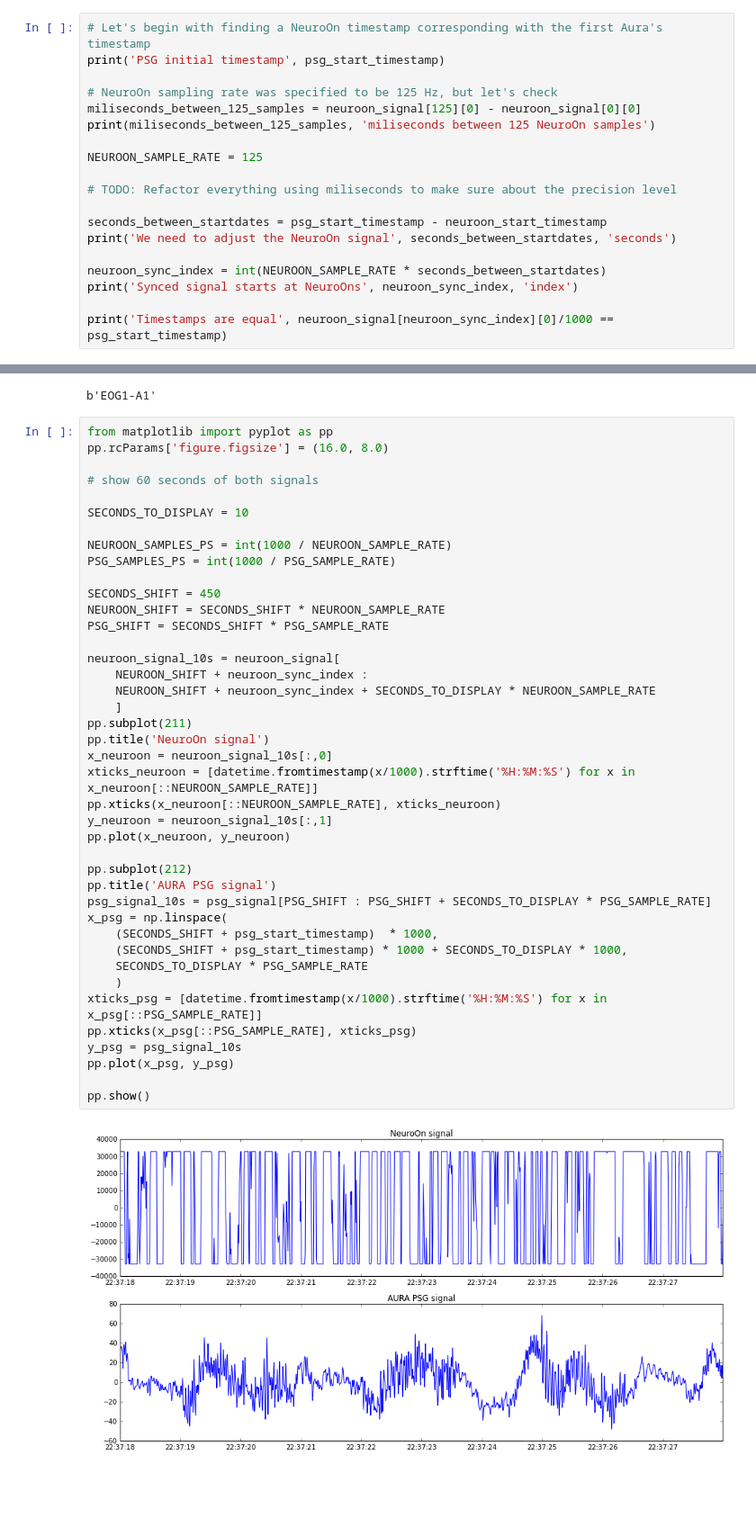
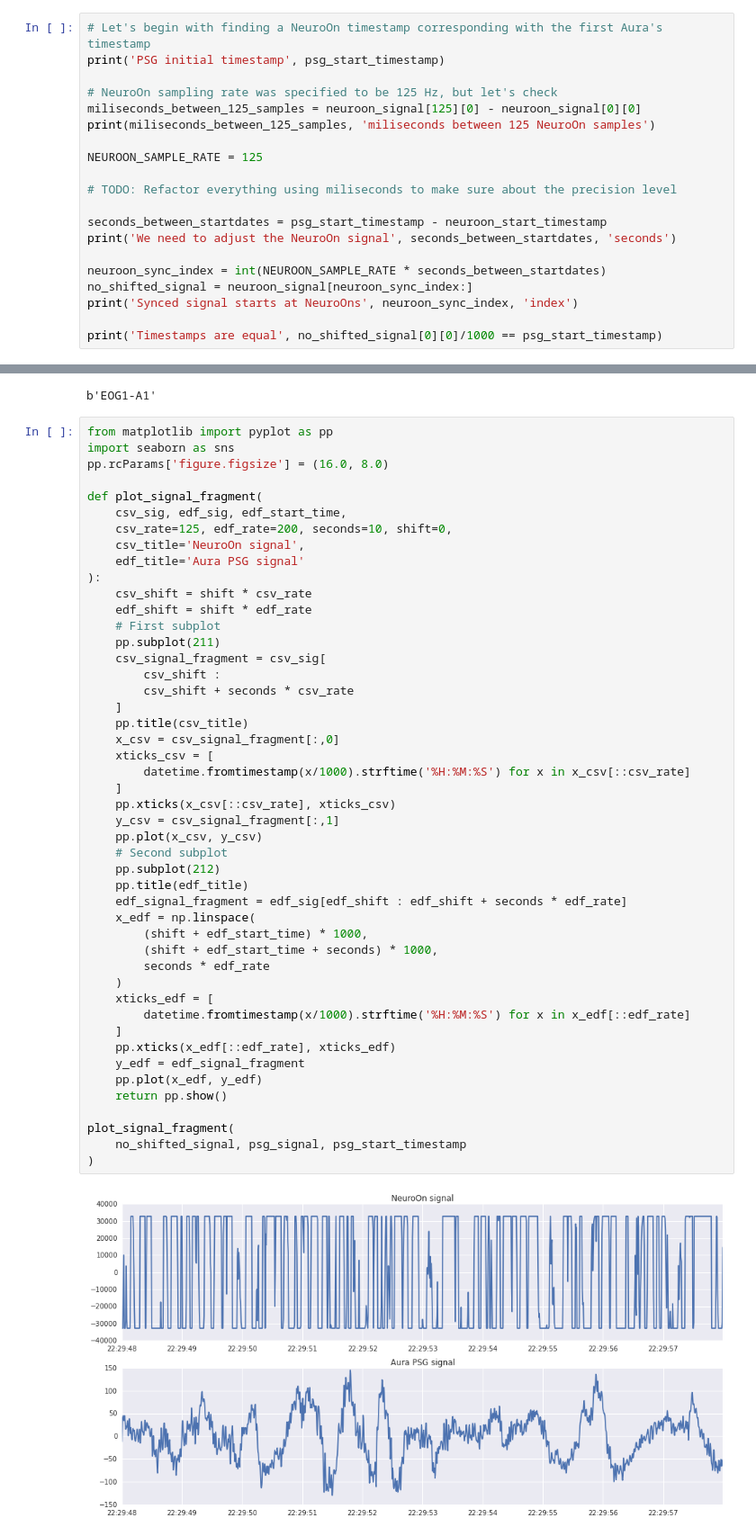
Before and after one commit to pawelngei/neuroon-notebook, a Jupyter notebook: NeuroOn.ipynb, the cells around one changed output, grey strips where cells are left out. Shown: that part at 90% size. Cells and saved outputs as stored; diff of their text form; blank space fills up the shorter version.

Commit message:
seaborn library and plotting function

```diff
--- a/NeuroOn.ipynb
+++ b/NeuroOn.ipynb
@@ -109,9 +110,10 @@ seconds_between_startdates = psg_start_timestamp - neuroon_start_timestamp
 print('We need to adjust the NeuroOn signal', seconds_between_startdates, 'seconds')
 
 neuroon_sync_index = int(NEUROON_SAMPLE_RATE * seconds_between_startdates)
+no_shifted_signal = neuroon_signal[neuroon_sync_index:]
 print('Synced signal starts at NeuroOns', neuroon_sync_index, 'index')
 
-print('Timestamps are equal', neuroon_signal[neuroon_sync_index][0]/1000 == psg_start_timestamp)
+print('Timestamps are equal', no_shifted_signal[0][0]/1000 == psg_start_timestamp)
 # %% [output]
 PSG initial timestamp 1466454588.0
 1000.0 miliseconds between 125 NeuroOn samples
@@ -134,44 +136,50 @@ PSG_SAMPLE_RATE = 200
 b'EOG1-A1'
 # %%
 from matplotlib import pyplot as pp
+import seaborn as sns
 pp.rcParams['figure.figsize'] = (16.0, 8.0)
 
-# show 60 seconds of both signals
+def plot_signal_fragment(
+    csv_sig, edf_sig, edf_start_time,
+    csv_rate=125, edf_rate=200, seconds=10, shift=0,
+    csv_title='NeuroOn signal',
+    edf_title='Aura PSG signal'
+):
+    csv_shift = shift * csv_rate
+    edf_shift = shift * edf_rate
+    # First subplot
+    pp.subplot(211)
+    csv_signal_fragment = csv_sig[
+        csv_shift :
+        csv_shift + seconds * csv_rate
+    ]
+    pp.title(csv_title)
+    x_csv = csv_signal_fragment[:,0]
+    xticks_csv = [
+        datetime.fromtimestamp(x/1000).strftime('%H:%M:%S') for x in x_csv[::csv_rate]
+    ]
+    pp.xticks(x_csv[::csv_rate], xticks_csv)
+    y_csv = csv_signal_fragment[:,1]
+    pp.plot(x_csv, y_csv)
+    # Second subplot
+    pp.subplot(212)
+    pp.title(edf_title)
+    edf_signal_fragment = edf_sig[edf_shift : edf_shift + seconds * edf_rate]
+    x_edf = np.linspace(
+        (shift + edf_start_time) * 1000,
+        (shift + edf_start_time + seconds) * 1000,
+        seconds * edf_rate
+    )
+    xticks_edf = [
+        datetime.fromtimestamp(x/1000).strftime('%H:%M:%S') for x in x_edf[::edf_rate]
+    ]
+    pp.xticks(x_edf[::edf_rate], xticks_edf)
+    y_edf = edf_signal_fragment
+    pp.plot(x_edf, y_edf)
+    return pp.show()
 
-SECONDS_TO_DISPLAY = 10
-
-NEUROON_SAMPLES_PS = int(1000 / NEUROON_SAMPLE_RATE)
-PSG_SAMPLES_PS = int(1000 / PSG_SAMPLE_RATE)
-
-SECONDS_SHIFT = 450
-NEUROON_SHIFT = SECONDS_SHIFT * NEUROON_SAMPLE_RATE
-PSG_SHIFT = SECONDS_SHIFT * PSG_SAMPLE_RATE
-
-neuroon_signal_10s = neuroon_signal[
-    NEUROON_SHIFT + neuroon_sync_index :
-    NEUROON_SHIFT + neuroon_sync_index + SECONDS_TO_DISPLAY * NEUROON_SAMPLE_RATE
-    ]
-pp.subplot(211)
-pp.title('NeuroOn signal')
-x_neuroon = neuroon_signal_10s[:,0]
-xticks_neuroon = [datetime.fromtimestamp(x/1000).strftime('%H:%M:%S') for x in x_neuroon[::NEUROON_SAMPLE_RATE]]
-pp.xticks(x_neuroon[::NEUROON_SAMPLE_RATE], xticks_neuroon)
-y_neuroon = neuroon_signal_10s[:,1]
-pp.plot(x_neuroon, y_neuroon)
-
-pp.subplot(212)
-pp.title('AURA PSG signal')
-psg_signal_10s = psg_signal[PSG_SHIFT : PSG_SHIFT + SECONDS_TO_DISPLAY * PSG_SAMPLE_RATE]
-x_psg = np.linspace(
-    (SECONDS_SHIFT + psg_start_timestamp)  * 1000,
-    (SECONDS_SHIFT + psg_start_timestamp) * 1000 + SECONDS_TO_DISPLAY * 1000,
-    SECONDS_TO_DISPLAY * PSG_SAMPLE_RATE
-    )
-xticks_psg = [datetime.fromtimestamp(x/1000).strftime('%H:%M:%S') for x in x_psg[::PSG_SAMPLE_RATE]]
-pp.xticks(x_psg[::PSG_SAMPLE_RATE], xticks_psg)
-y_psg = psg_signal_10s
-pp.plot(x_psg, y_psg)
-
-pp.show()
+plot_signal_fragment(
+    no_shifted_signal, psg_signal, psg_start_timestamp
+)
 # %% [output]
-[figure, old version]
+[figure, new version]
```
Also changed, not shown: parts of 5 cells of this notebook.
